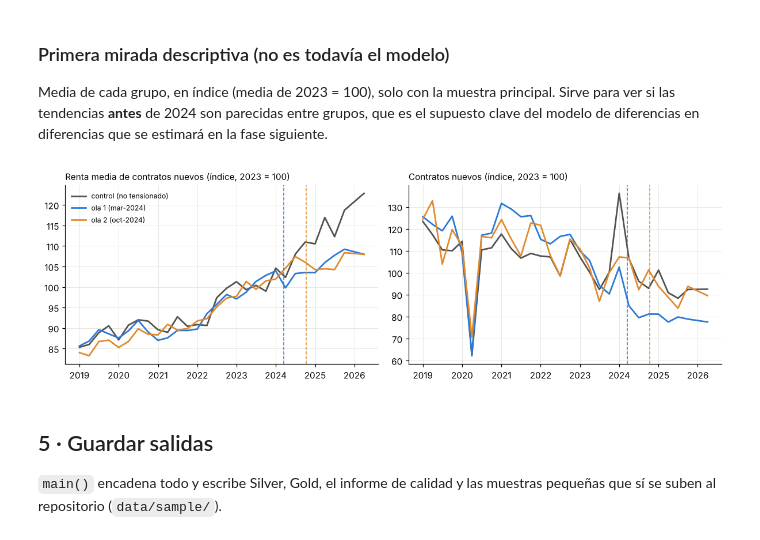
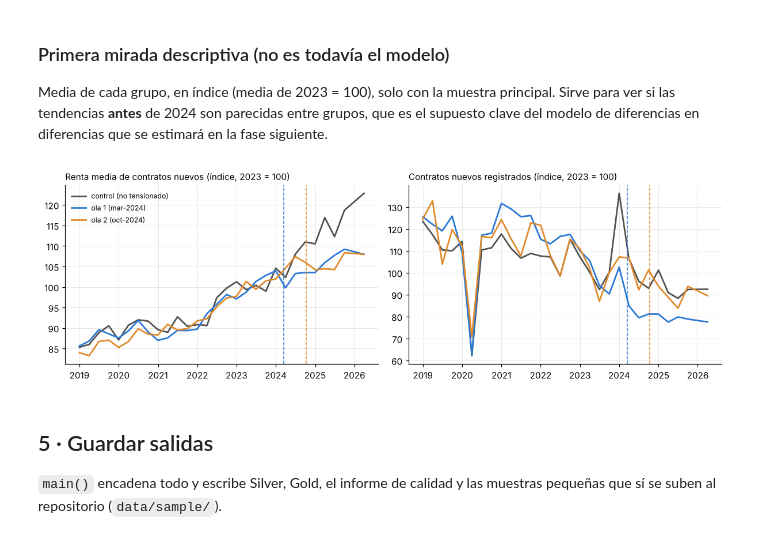
Before and after one commit to mmercedesgonzalezmorales-hash/TFM-Data-Science, a Jupyter notebook: notebooks/02_preparacion_datos.ipynb, the cells around one changed output. Drawn from its saved outputs; the diff is of its cells as text; code cells hidden in the pictures.

```diff
--- a/notebooks/02_preparacion_datos.ipynb
+++ b/notebooks/02_preparacion_datos.ipynb
@@ -205,19 +236,19 @@ diferencias que se estimará en la fase siguiente.
 # %%
 m = gold[gold["muestra_principal"] & ~gold["trimestre_anomalo_fuente"]]
 fig, axes = plt.subplots(1, 2, figsize=(11, 3.6))
-for ax, var, titulo in [(axes[0], "renta_media", "Renta media de contratos nuevos"), (axes[1], "contratos", "Contratos nuevos")]:
+for ax, var, titulo in [(axes[0], "renta_media", "Renta media de contratos nuevos"), (axes[1], "contratos", "Contratos nuevos registrados")]:
     serie = m.groupby(["fecha_trimestre", "grupo"])[var].mean().unstack()
     base = serie[serie.index.year == 2023].mean()
     idx = serie / base * 100
     for g in idx.columns:
         ax.plot(idx.index, idx[g], color=COLORES[g], lw=1.8, label=g)
     ax.axvline(pd.Timestamp("2024-03-16"), color=COLORES["ola 1 (mar-2024)"], ls="--", lw=1)
     ax.axvline(pd.Timestamp("2024-10-10"), color=COLORES["ola 2 (oct-2024)"], ls="--", lw=1)
     ax.set_title(titulo + " (índice, 2023 = 100)", loc="left", fontsize=10)
 axes[0].legend(frameon=False, fontsize=8)
 plt.tight_layout(); plt.show()
 # %% [output]
-[figure, old version]
+[figure, new version]
 # %% [markdown]
 ## 5 · Guardar salidas
 
```
Also changed, not shown: parts of 9 cells of this notebook, 4 other files.
